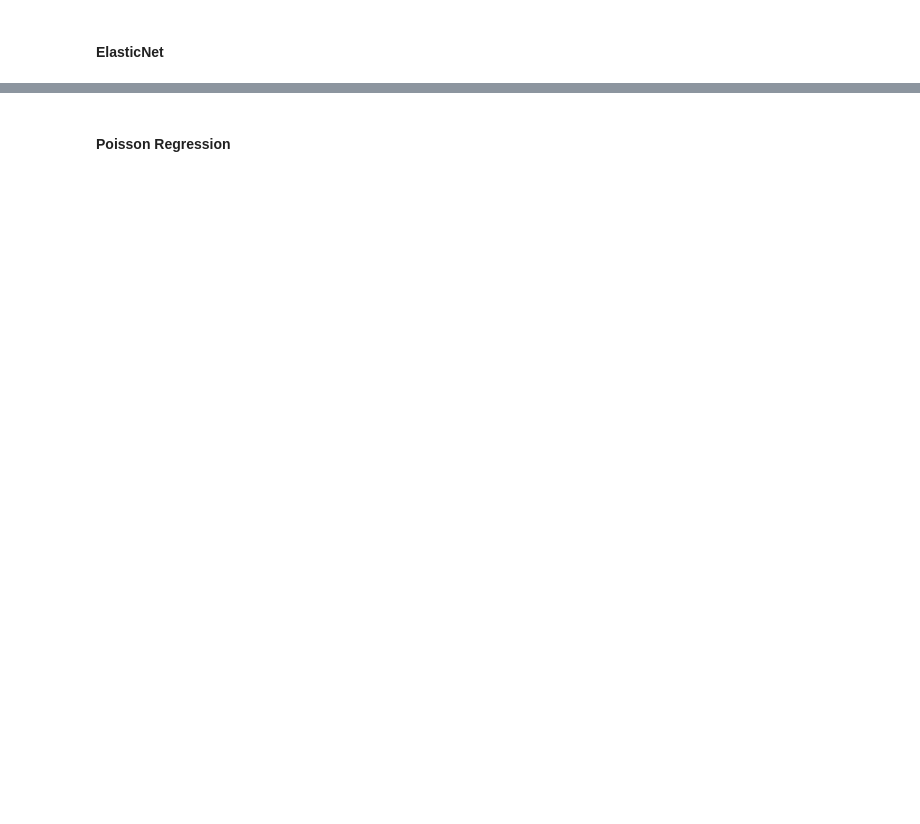
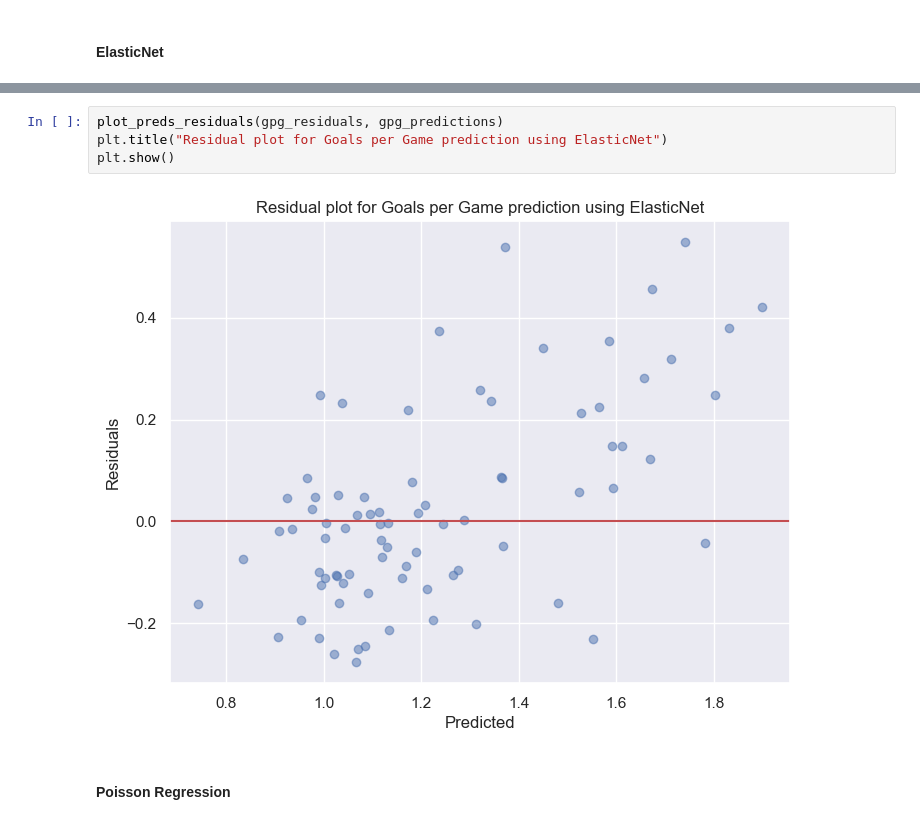
Before and after one commit to Yashuchirag/team_pressing_project, a Jupyter notebook: src/team_pressing.ipynb, the cells around one changed output, grey strips where cells are left out. Cells and saved outputs as stored; diff of their text form; blank space fills up the shorter version.

```diff
--- a/src/team_pressing.ipynb
+++ b/src/team_pressing.ipynb
@@ -482,3 +512,9 @@ RMSE: 0.19642126771852866, Max error:0.5484638666176997
+# %%
+plot_preds_residuals(gpg_residuals, gpg_predictions)
+plt.title("Residual plot for Goals per Game prediction using ElasticNet")
+plt.show()
+# %% [output]
+[figure, added]
 # %% [markdown]
 #### Poisson Regression
 # %%
```
Also changed, not shown: parts of 20 cells of this notebook.
